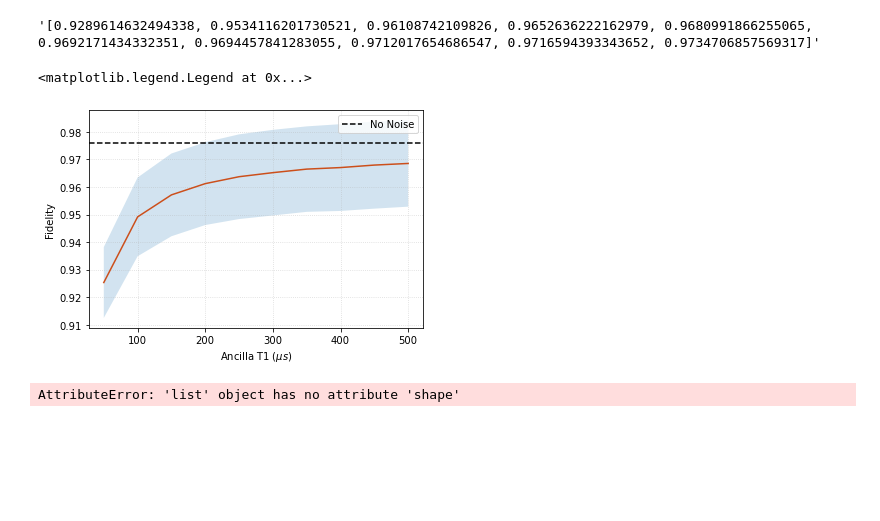
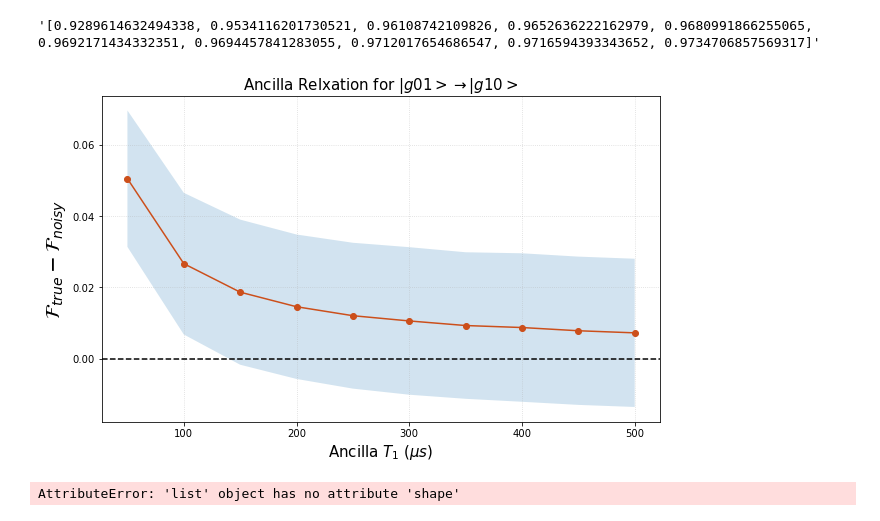
Before and after one commit to EeshGupta/Multimode-Conditional-Displacements, a Jupyter notebook: hpc_runs/two_mode_ecd/noise_sim_trans_relax_Aug1/Plotter.ipynb, the cells around one changed output. Saved outputs shown, nothing was run; the diff lists cells and outputs as text; code cells hidden in the pictures; blank space fills up the shorter version.

```diff
--- a/hpc_runs/two_mode_ecd/noise_sim_trans_relax_Aug1/Plotter.ipynb
+++ b/hpc_runs/two_mode_ecd/noise_sim_trans_relax_Aug1/Plotter.ipynb
@@ -105,0 +151,3 @@ df2
+# %%
+i = 0
+df2['tramsmon_relaxation [50 us, 100 us, ...]'][i+1][-1]
@@ -126,7 +176,7 @@ for j in range(len(buckets)):# for each time
     for k in range(len(df)):
         #print(k)
         listy = ast.literal_eval(df2['tramsmon_relaxation [50 us, 100 us, ...]'][k+1])
-        buckets[j].append(listy[j])
+        buckets[j].append(-1*(listy[j] - df['only ecd'][k+1]))
 # %%
 mean_buckets = [np.mean(i) for i in buckets]
 err_buckets = [np.std(i) for i in buckets]
@@ -145,19 +195,20 @@ font = {'family' : 'normal',
 matplotlib.rc('font', **font)
 # %%
 #plt.plot(times, mean_buckets)
-
+fig = plt.figure(figsize = (10, 6))
 #plt.errorbar(x, y, yerr = err, ecolor='black', capsize=10)#, label ='Line4')
-plt.plot(x, y, 'k', color='#CC4F1B')
+plt.plot(x, y, 'k', marker = 'o', color='#CC4F1B')
 plt.fill_between(x, y-err, y+err, alpha = 0.2)
 plt.grid(alpha=0.5, linestyle=':')
-plt.axhline(y=ecd_only, color='black', linestyle='--', label = 'No Noise')
-plt.xlabel('Ancilla T1 ($\mu s$)')
+plt.axhline(y=0, color='black', linestyle='--', label = 'No Noise')
+plt.xlabel('Ancilla $T_1$ ($\mu s$)', fontsize = 15)
 #plt.hline(ecd_only)
-plt.ylabel('Fidelity')
-plt.legend()
+plt.ylabel(r'$\mathcal{F}_{true} - \mathcal{F}_{noisy}$', fontsize = 20)
+plt.title(r'Ancilla Relxation for $|g01> \rightarrow |g10>$', fontsize = 15)
+fig.savefig('Ancilla Relaxation')
+#plt.legend()
 # %% [output]
-<matplotlib.legend.Legend at 0x...>
-[figure, old version]
+[figure, new version]
 # %%
 y.shape()
 # %% [output]
```
Also changed, not shown: parts of 5 cells of this notebook, 7 other files.
